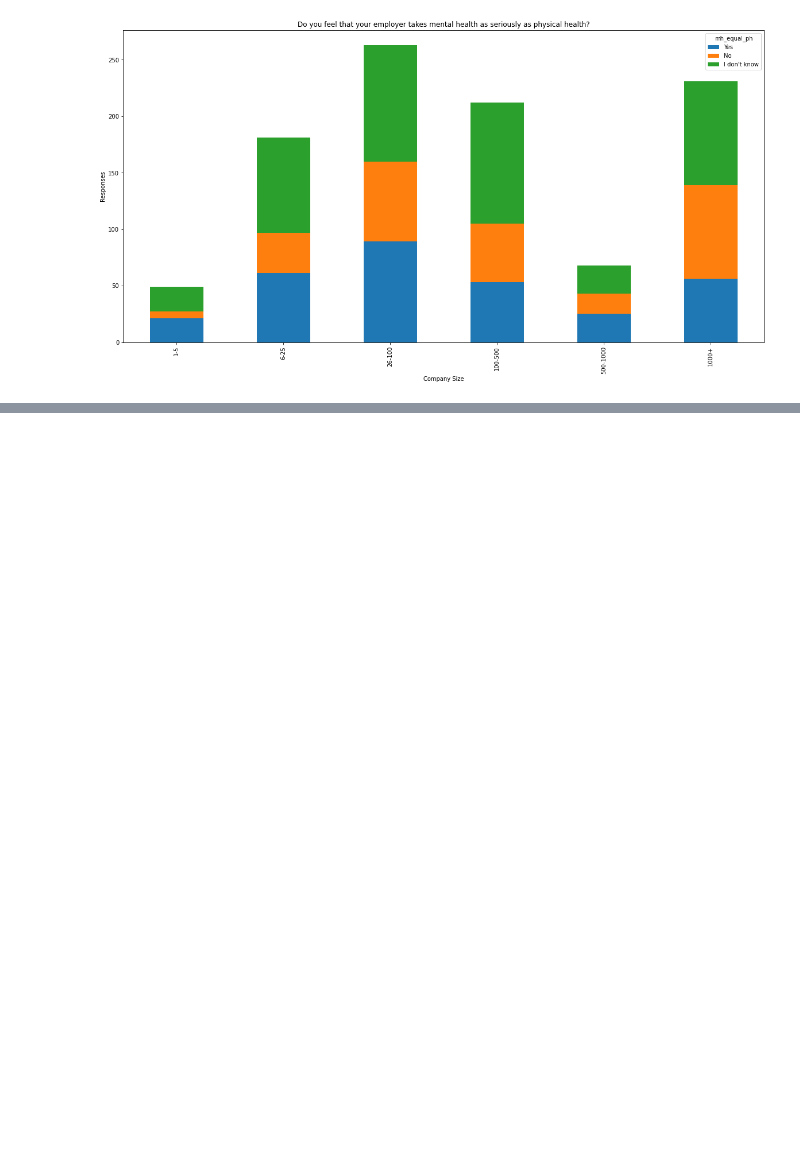
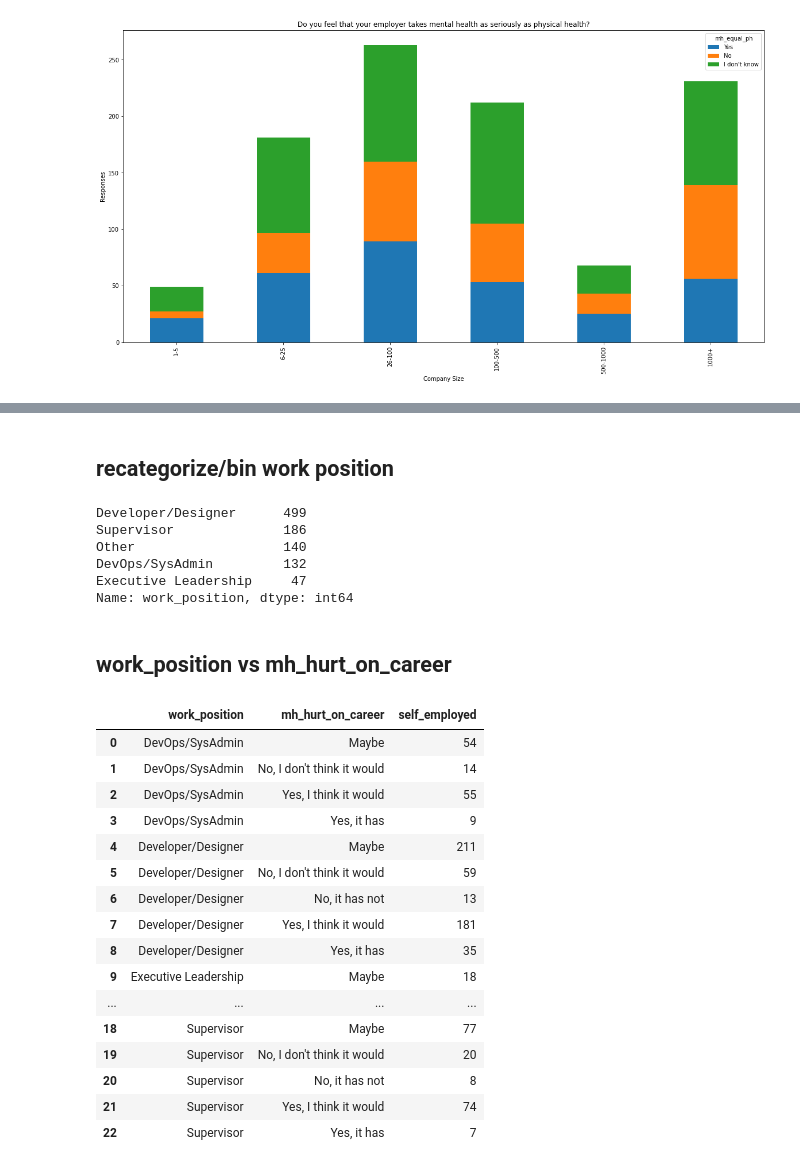
Before and after one commit to ArtTucker/mental_health_and_economics, a Jupyter notebook: visualization/OSMI_MHIT_exploration.ipynb, the cells around one changed output, grey strips where cells are left out. Saved outputs shown, nothing was run; the diff lists cells and outputs as text; code cells hidden in the pictures; blank space fills up the shorter version.

Commit message:
work_pos_and_mh_hurt_on_career

```diff
--- a/visualization/OSMI_MHIT_exploration.ipynb
+++ b/visualization/OSMI_MHIT_exploration.ipynb
@@ -896,0 +747,12 @@ OSMI_MHIT_cleaned['work_position'].replace(to_replace = ['Support', 'Other', 'Ot
+# %% [markdown]
+## recategorize/bin work position
+# %%
+# inpsect 'work_position'
+OSMI_MHIT_cleaned['work_position'].value_counts()
+# %% [output]
+Developer/Designer      499
+Supervisor              186
+Other                   140
+DevOps/SysAdmin         132
+Executive Leadership     47
+Name: work_position, dtype: int64
@@ -896,0 +897,25 @@ OSMI_MHIT_cleaned['work_position'].replace(to_replace = ['Support', 'Other', 'Ot
+# %% [markdown]
+## work_position vs mh_hurt_on_career
+# %%
+# create dataframe for work_position and 'mh_hurt_on_career' responses
+work_pos_and_mh_hurt_on_career = pd.DataFrame(OSMI_MHIT_cleaned.groupby(['work_position', 'mh_hurt_on_career'])['self_employed'].count())
+work_pos_and_mh_hurt_on_career = work_pos_and_mh_hurt_on_career.reset_index()
+work_pos_and_mh_hurt_on_career
+# %% [output]
+|  | work_position | mh_hurt_on_career | self_employed |
+| 0 | DevOps/SysAdmin | Maybe | 54 |
+| 1 | DevOps/SysAdmin | No, I don't think it would | 14 |
+| 2 | DevOps/SysAdmin | Yes, I think it would | 55 |
+| 3 | DevOps/SysAdmin | Yes, it has | 9 |
+| 4 | Developer/Designer | Maybe | 211 |
+| 5 | Developer/Designer | No, I don't think it would | 59 |
+| 6 | Developer/Designer | No, it has not | 13 |
+| 7 | Developer/Designer | Yes, I think it would | 181 |
+| 8 | Developer/Designer | Yes, it has | 35 |
+| 9 | Executive Leadership | Maybe | 18 |
+| ... | ... | ... | ... |
+| 18 | Supervisor | Maybe | 77 |
+| 19 | Supervisor | No, I don't think it would | 20 |
+| 20 | Supervisor | No, it has not | 8 |
+| 21 | Supervisor | Yes, I think it would | 74 |
+| 22 | Supervisor | Yes, it has | 7 |
```
Also changed, not shown: parts of 14 cells of this notebook, 1 other file.
